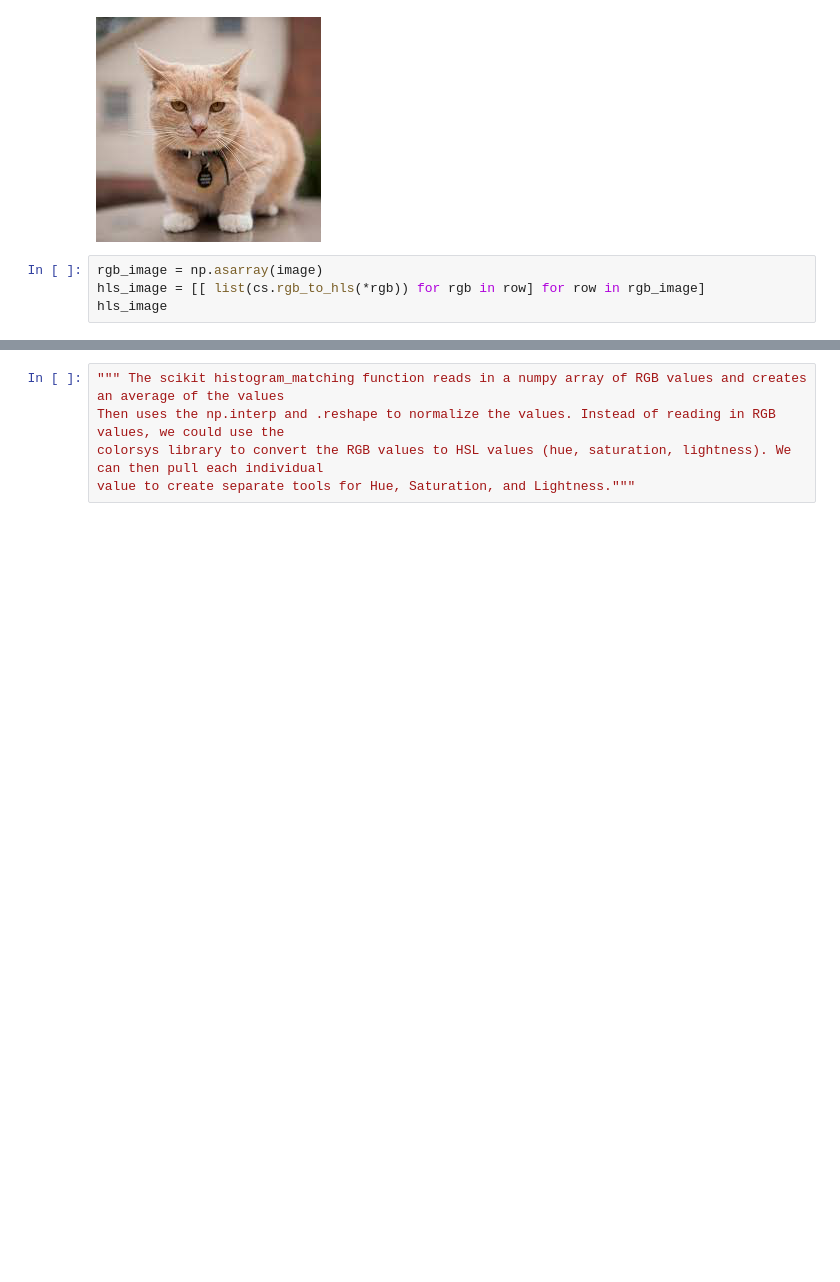
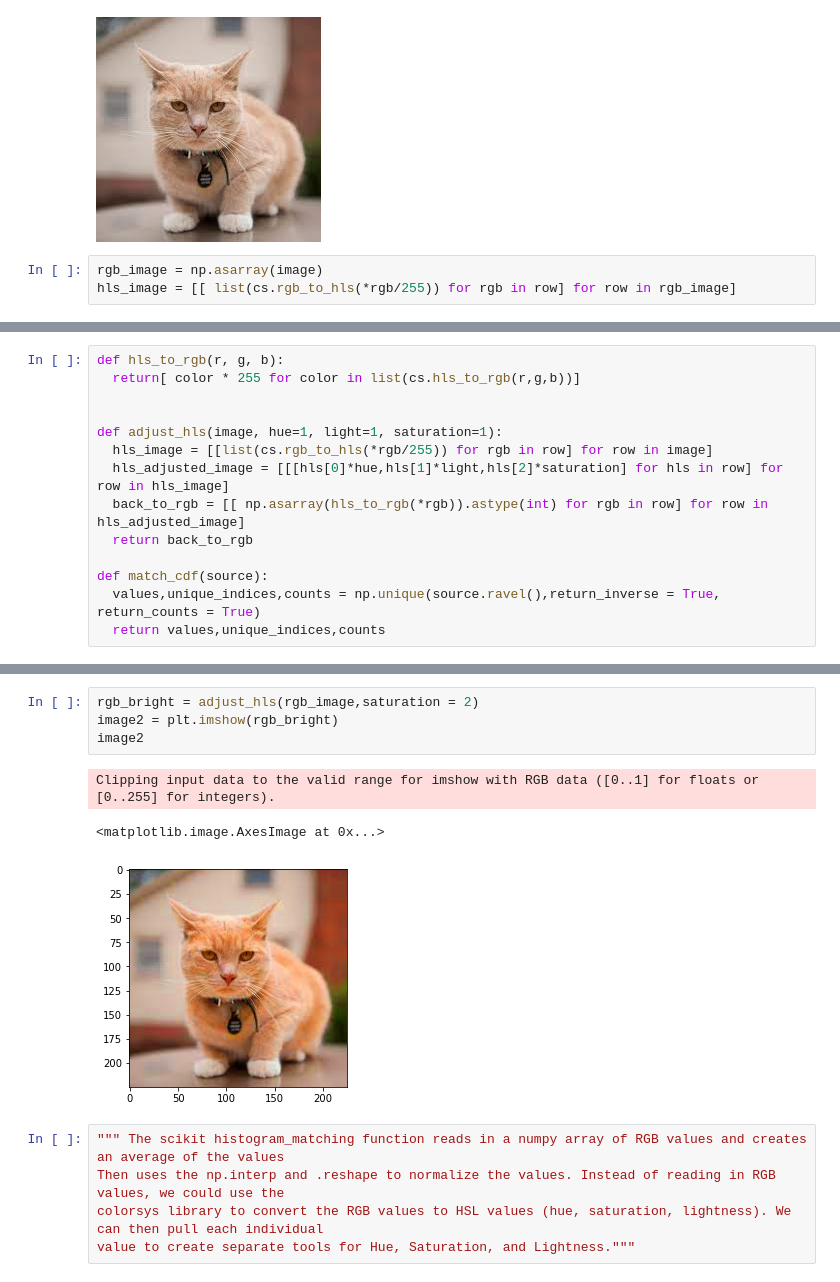
Before and after one commit to lchin29/image_unifier, a Jupyter notebook: how to math.ipynb, the cells around one changed output, grey strips where cells are left out. Cells and saved outputs as stored; diff of their text form; blank space fills up the shorter version.

Commit message:
adjust hls

```diff
--- a/how to math.ipynb
+++ b/how to math.ipynb
@@ -10,5 +10,4 @@ image
 [figure]
 # %%
 rgb_image = np.asarray(image)
-hls_image = [[ list(cs.rgb_to_hls(*rgb)) for rgb in row] for row in rgb_image]
-hls_image
+hls_image = [[ list(cs.rgb_to_hls(*rgb/255)) for rgb in row] for row in rgb_image]
@@ -64,0 +14,14 @@ output
+# %%
+def hls_to_rgb(r, g, b):
+  return[ color * 255 for color in list(cs.hls_to_rgb(r,g,b))]
+
+
+def adjust_hls(image, hue=1, light=1, saturation=1):
+  hls_image = [[list(cs.rgb_to_hls(*rgb/255)) for rgb in row] for row in image]
+  hls_adjusted_image = [[[hls[0]*hue,hls[1]*light,hls[2]*saturation] for hls in row] for row in hls_image]
+  back_to_rgb = [[ np.asarray(hls_to_rgb(*rgb)).astype(int) for rgb in row] for row in hls_adjusted_image]
+  return back_to_rgb
+
+def match_cdf(source):
+  values,unique_indices,counts = np.unique(source.ravel(),return_inverse = True, return_counts = True)
+  return values,unique_indices,counts
@@ -65,3 +48,11 @@ output
+# %%
+rgb_bright = adjust_hls(rgb_image,saturation = 2)
+image2 = plt.imshow(rgb_bright)
+image2
+# %% [output]
+Clipping input data to the valid range for imshow with RGB data ([0..1] for floats or [0..255] for integers).
+<matplotlib.image.AxesImage at 0x...>
+[figure, added]
 # %%
 """ The scikit histogram_matching function reads in a numpy array of RGB values and creates an average of the values
 Then uses the np.interp and .reshape to normalize the values. Instead of reading in RGB values, we could use the
```
Also changed, not shown: parts of 5 cells of this notebook.
